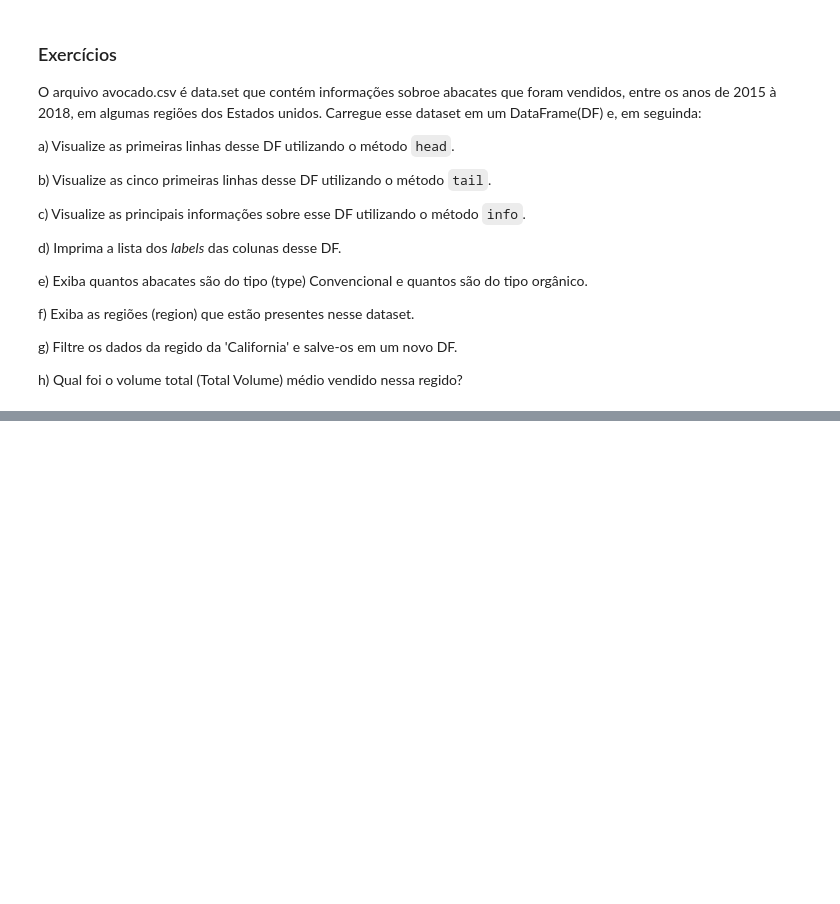
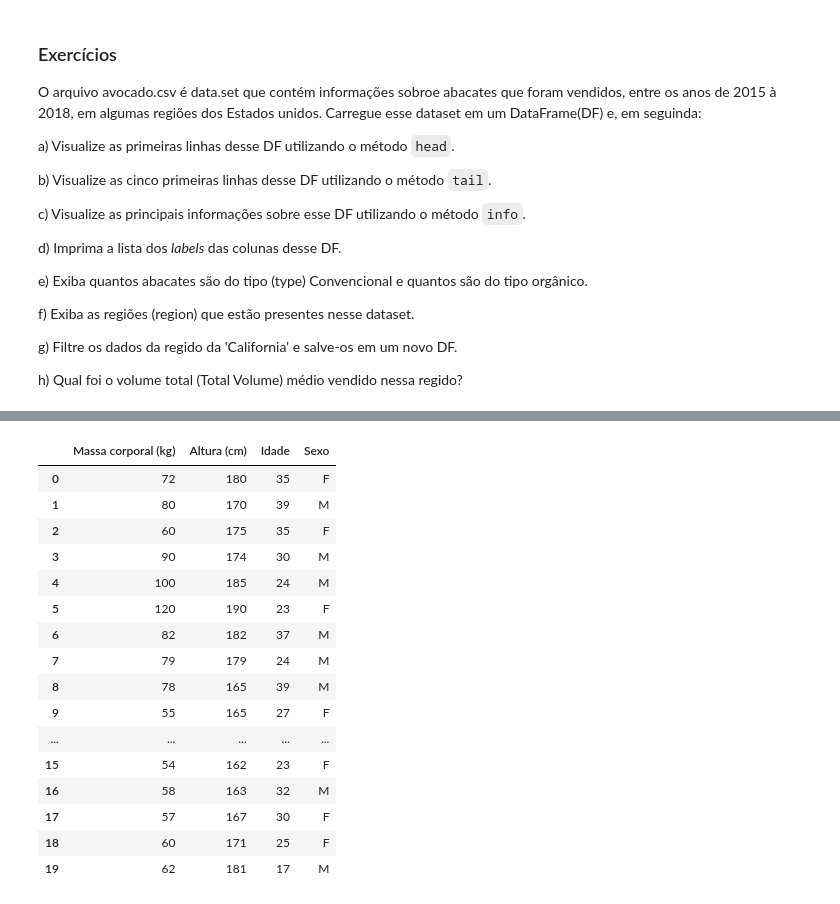
Before and after one commit to andre-jnr/DataScience, a Jupyter notebook: pandas.ipynb, the cells around one changed output, grey strips where cells are left out. Cells and saved outputs as stored; diff of their text form; code cells hidden in the pictures; blank space fills up the shorter version.

```diff
--- a/pandas.ipynb
+++ b/pandas.ipynb
@@ -632,0 +654,3 @@ h) Qual foi o volume total (Total Volume) médio vendido nessa regido?
+# %%
+# Criando uma array aleatória entre 17 e 39, com 20 valores
+idade = np.random.randint(17, 40, 20)
@@ -632,0 +662,2 @@ h) Qual foi o volume total (Total Volume) médio vendido nessa regido?
+# %%
+df['Idade'] = idade
@@ -632,0 +673,4 @@ h) Qual foi o volume total (Total Volume) médio vendido nessa regido?
+# %%
+# Criando uma lista chamada sexo com valores
+# Aleatórios entre "M" ou "F" de tamanho 20.
+sexo = [choice(['M', 'F']) for i in range(20)]
@@ -632,0 +700,2 @@ h) Qual foi o volume total (Total Volume) médio vendido nessa regido?
+# %%
+df['Sexo'] = sexo
@@ -632,0 +732,20 @@ h) Qual foi o volume total (Total Volume) médio vendido nessa regido?
+# %%
+df
+# %% [output]
+|  | Massa corporal (kg) | Altura (cm) | Idade | Sexo |
+| 0 | 72 | 180 | 35 | F |
+| 1 | 80 | 170 | 39 | M |
+| 2 | 60 | 175 | 35 | F |
+| 3 | 90 | 174 | 30 | M |
+| 4 | 100 | 185 | 24 | M |
+| 5 | 120 | 190 | 23 | F |
+| 6 | 82 | 182 | 37 | M |
+| 7 | 79 | 179 | 24 | M |
+| 8 | 78 | 165 | 39 | M |
+| 9 | 55 | 165 | 27 | F |
+| ... | ... | ... | ... | ... |
+| 15 | 54 | 162 | 23 | F |
+| 16 | 58 | 163 | 32 | M |
+| 17 | 57 | 167 | 30 | F |
+| 18 | 60 | 171 | 25 | F |
+| 19 | 62 | 181 | 17 | M |
```
Also changed, not shown: parts of 13 cells of this notebook.
